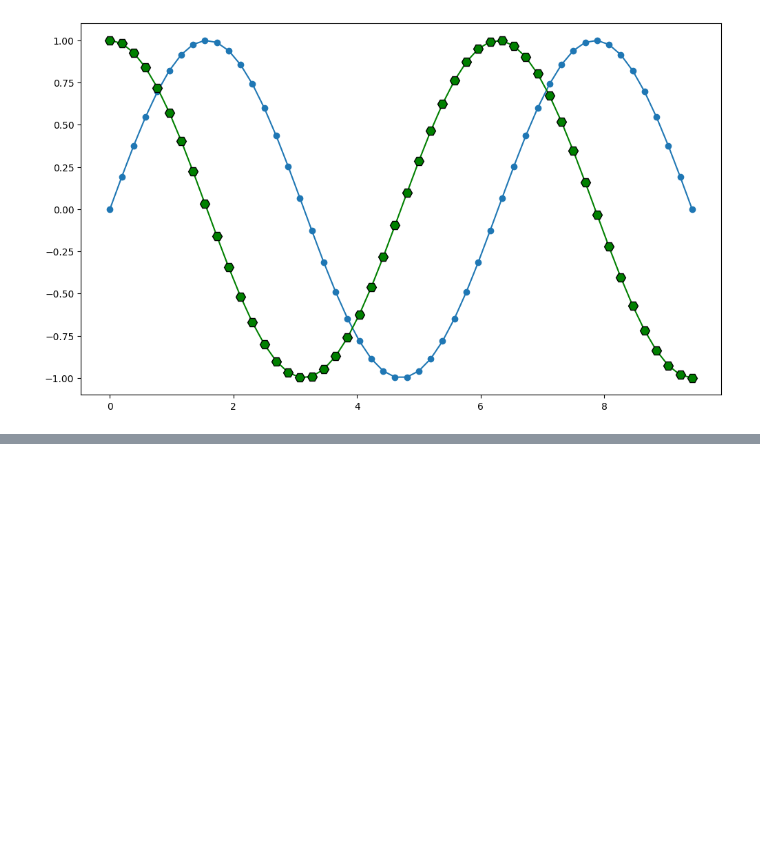
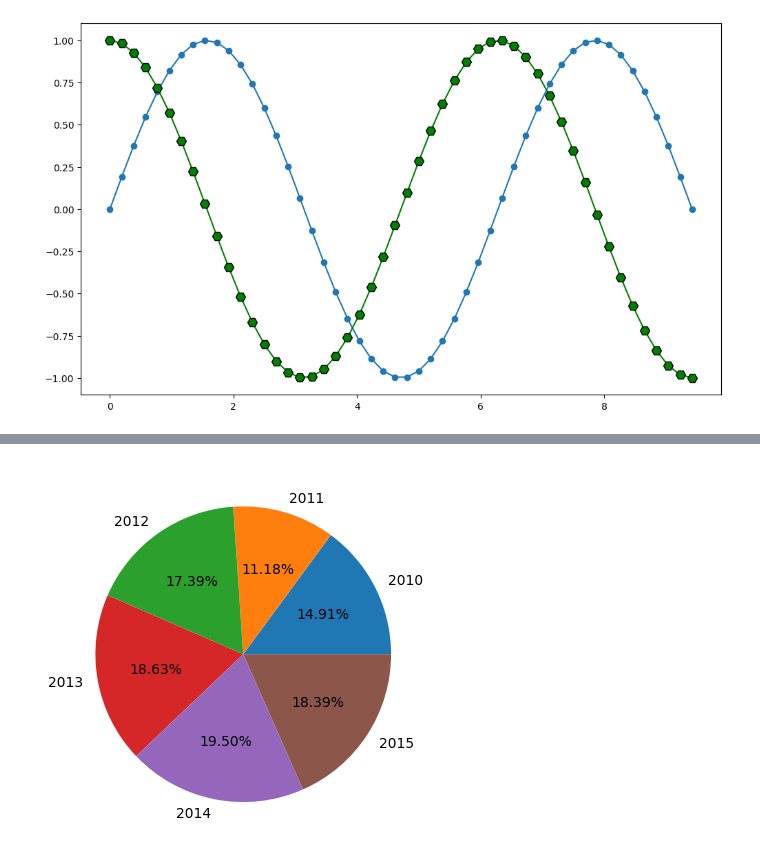
Before and after one commit to KrishnaAgarwal2601/PythonDataScience, a Jupyter notebook: Data Analysis/visualization.ipynb, the cells around one changed output, grey strips where cells are left out. Saved outputs shown, nothing was run; the diff lists cells and outputs as text; code cells hidden in the pictures; blank space fills up the shorter version.

```diff
--- a/Data Analysis/visualization.ipynb
+++ b/Data Analysis/visualization.ipynb
@@ -14,0 +33,5 @@ plt.plot(t,y,'H-g', markersize=10 , markeredgecolor='black')
+# %%
+plt.pie(prices,labels=years,autopct="%.2f%%")
+plt.show()
+# %% [output]
+[figure, added]
```
Also changed, not shown: parts of 4 cells of this notebook.
